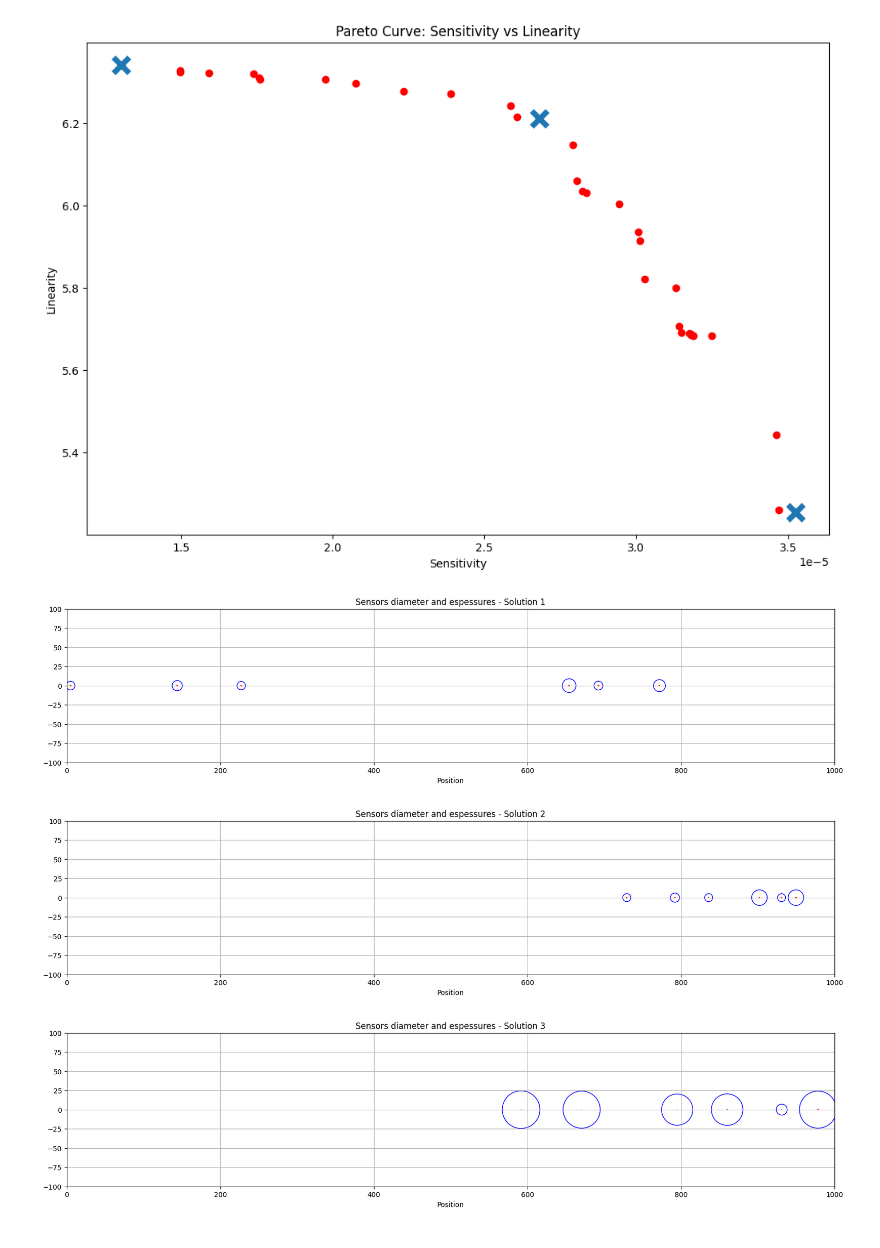
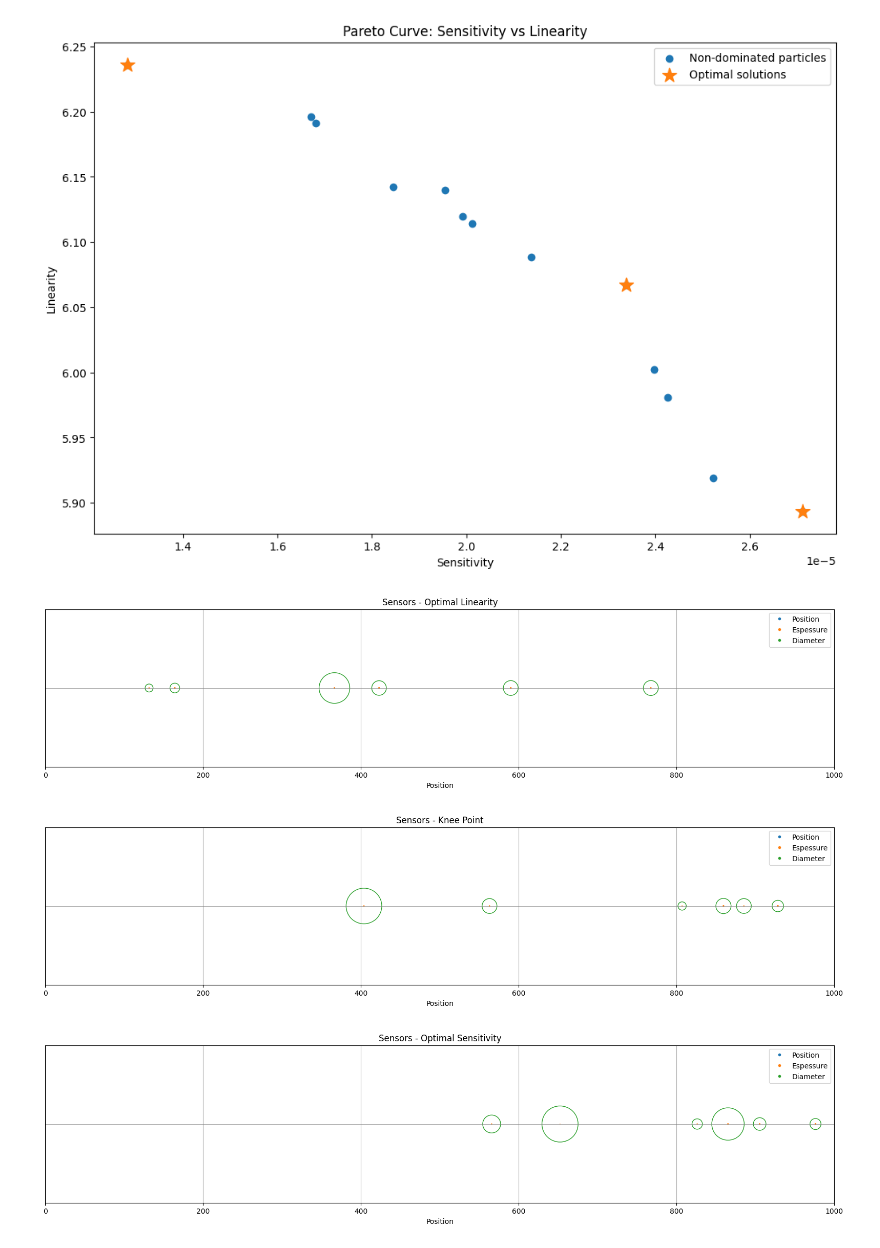
Before and after one commit to pachecowillians/particle-swarm-optimization, a Jupyter notebook: wps_mopso_optimized.ipynb, the cells around one changed output. Saved outputs shown, nothing was run; the diff lists cells and outputs as text; code cells hidden in the pictures.

Commit message:
refactor: improving plots

```diff
--- a/wps_mopso_optimized.ipynb
+++ b/wps_mopso_optimized.ipynb
@@ -5,6 +6,7 @@ import numpy as np  # type: ignore
 import random
 # %%
 NUM_PARTICLES = 100_000
+NUM_PARTICLES = 10
 
 # Dimensions in milimeters
 BOUNDS_ESPESSURE = (0.2, 1.5)  # mm
@@ -303,16 +306,22 @@ solutions = [sorted_particles[0], knee_point, sorted_particles[-1]]
 paretto_sensitivity = [particle["cost"][0] for particle in solutions]
 paretto_linearity = [particle["cost"][1] for particle in solutions]
 
-# Plotting the Pareto chart
+# Plotando o gráfico de Pareto
 plt.figure(figsize=(12, 8))
-plt.scatter(sensitivity, linearity, marker="o", color="r")
-plt.scatter(paretto_sensitivity, paretto_linearity, s=200, linewidths=5, marker="x")
+
+# Pontos não dominados
+plt.scatter(sensitivity, linearity, marker="o",  label="Non-dominated particles")
+
+# Pontos ótimos
+plt.scatter(paretto_sensitivity, paretto_linearity, s=175, marker="*",  label="Optimal solutions")
+
 plt.xlabel("Sensitivity")
 plt.ylabel("Linearity")
 plt.title("Pareto Curve: Sensitivity vs Linearity")
+plt.legend()
 plt.show()
 # %% [output]
-[figure, old version]
+[figure, new version]
 # %%
 for i, solution in enumerate(solutions):
     # Obtém sensores a partir das posições
@@ -321,50 +330,82 @@ for i, solution in enumerate(solutions):
     # Cria uma figura e um eixo
     plt.figure(figsize=(22, 4))
     ax = plt.gca()
+    ax.axhline(y=0, color="gray", linewidth=0.5)
 
     # Supondo que 'positions' seja uma lista de posições iniciais
     positions = [sensor[POSITION_INDEX] for sensor in sensors]
 
     # Plotar os pontos iniciais
     ax.plot(
-        positions, np.zeros(len(positions)), label="Initial points", linestyle="None"
+        positions,
+        np.zeros(len(positions)),
+        ".",
+        markersize=0,
+        color="#1f77b4",  # Azul
+        label="Position",
+        linestyle="None",
     )
 
     # Iterar sobre os pontos e desenhar círculos em volta de cada um
     for sensor in sensors:
         # Desenhar os círculos
         internal_circle = patches.Circle(
             (sensor[POSITION_INDEX], 0),
             sensor[ESPESSURE_INDEX] / 2.0,
-            edgecolor="r",
+            edgecolor="#ff7f0e",  # Laranja
             facecolor="none",
+            label="Espessure",
         )
         external_circle = patches.Circle(
             (sensor[POSITION_INDEX], 0),
             sensor[DIAMETER_INDEX] / 2.0,
-            edgecolor="b",
+            edgecolor="#2ca02c",  # Verde
             facecolor="none",
+            label="Diameter",
         )
 
         # Adicionar os círculos ao eixo
         ax.add_patch(internal_circle)
         ax.add_patch(external_circle)
 
     # Ajustar o aspecto do gráfico para ser igual
     ax.set_aspect("equal", adjustable="box")
+    ax.set_yticks([])
+    ax.set_yticklabels([])
 
     # Ajustar o limite do eixo x
     plt.xlim(*BOUNDS_POSITION)
     plt.ylim(-100, 100)
 
     # Configurar etiquetas e título
     plt.xlabel("Position")
-    plt.title(f"Sensors diameter and espessures - Solution {i+1}")
-    plt.grid(True)
+
+    if i == 0:
+        plt.title("Sensors - Optimal Linearity")
+    elif i == 1:
+        plt.title("Sensors - Knee Point")
+    else:
+        plt.title("Sensors - Optimal Sensitivity")
+
+    plt.grid(True, axis="x")
+
+    # Configurar a legenda corretamente
+    custom_lines = [
+        Line2D(
+            [0], [0], color="#1f77b4", marker=".", linestyle="None", label="Position"
+        ),
+        Line2D(
+            [0], [0], color="#ff7f0e", marker=".", linestyle="None", label="Espessure"
+        ),
+        Line2D(
+                [0], [0], color="#2ca02c", marker=".", linestyle="None", label="Diameter"
+        ),
+    ]
+    ax.legend(handles=custom_lines)
 
     # Mostrar o gráfico
     plt.show()
 # %% [output]
-[figure, old version]
+[figure, new version]
-[figure, old version]
+[figure, new version]
-[figure, old version]
+[figure, new version]
```
Also changed, not shown: parts of 4 cells of this notebook.
